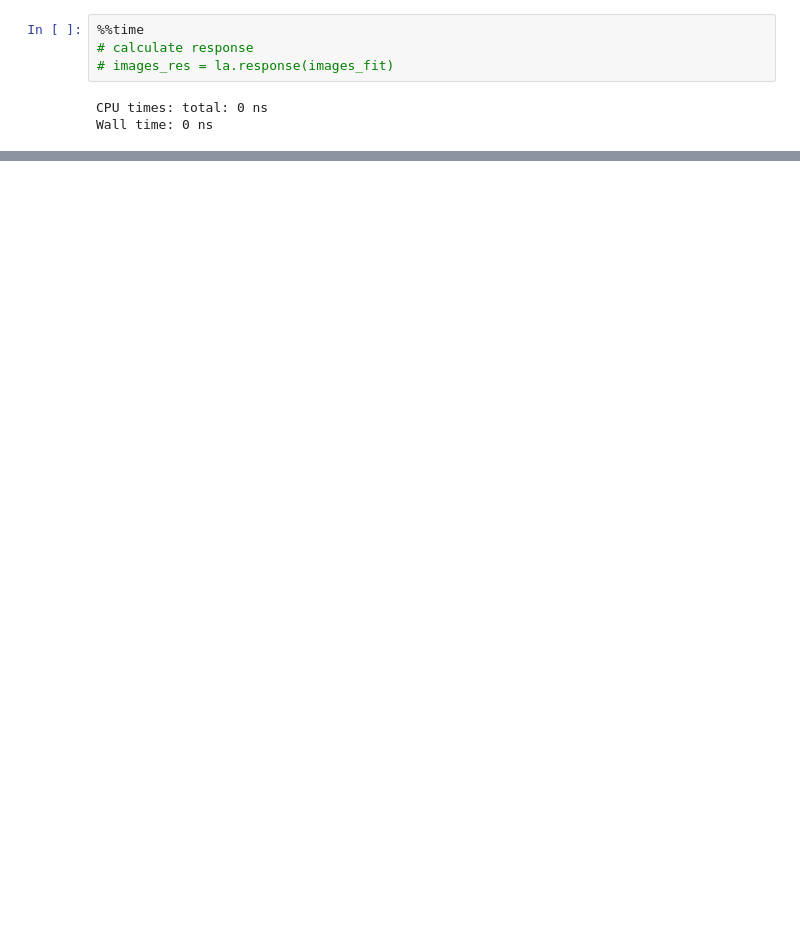
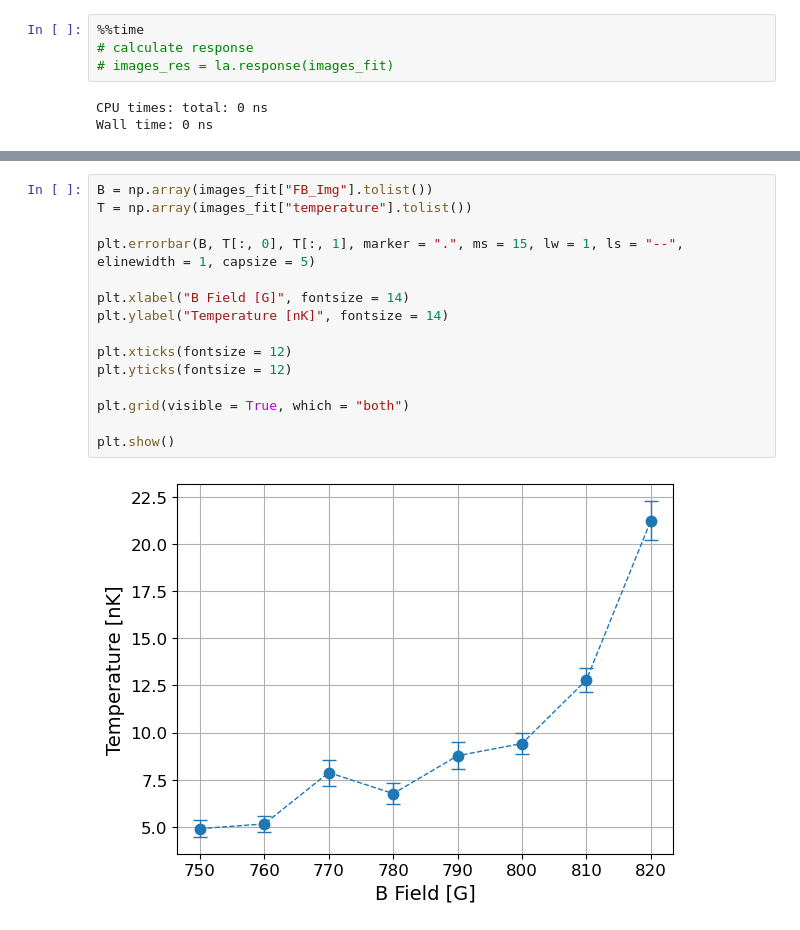
Before and after one commit to ArtMk/lithium, a Jupyter notebook: T4.ipynb, the cells around one changed output, grey strips where cells are left out. Drawn from its saved outputs; the diff is of its cells as text; blank space fills up the shorter version.

Commit message:
Corrected temperature and response calculation

```diff
--- a/T4.ipynb
+++ b/T4.ipynb
@@ -151,0 +185,17 @@ print(images_fit["temperature"].iloc[field])
+# %%
+B = np.array(images_fit["FB_Img"].tolist())
+T = np.array(images_fit["temperature"].tolist())
+
+plt.errorbar(B, T[:, 0], T[:, 1], marker = ".", ms = 15, lw = 1, ls = "--", elinewidth = 1, capsize = 5)
+
+plt.xlabel("B Field [G]", fontsize = 14)
+plt.ylabel("Temperature [nK]", fontsize = 14)
+
+plt.xticks(fontsize = 12)
+plt.yticks(fontsize = 12)
+
+plt.grid(visible = True, which = "both")
+
+plt.show()
+# %% [output]
+[figure, added]
```
Also changed, not shown: parts of 12 cells of this notebook, 2 other files.
